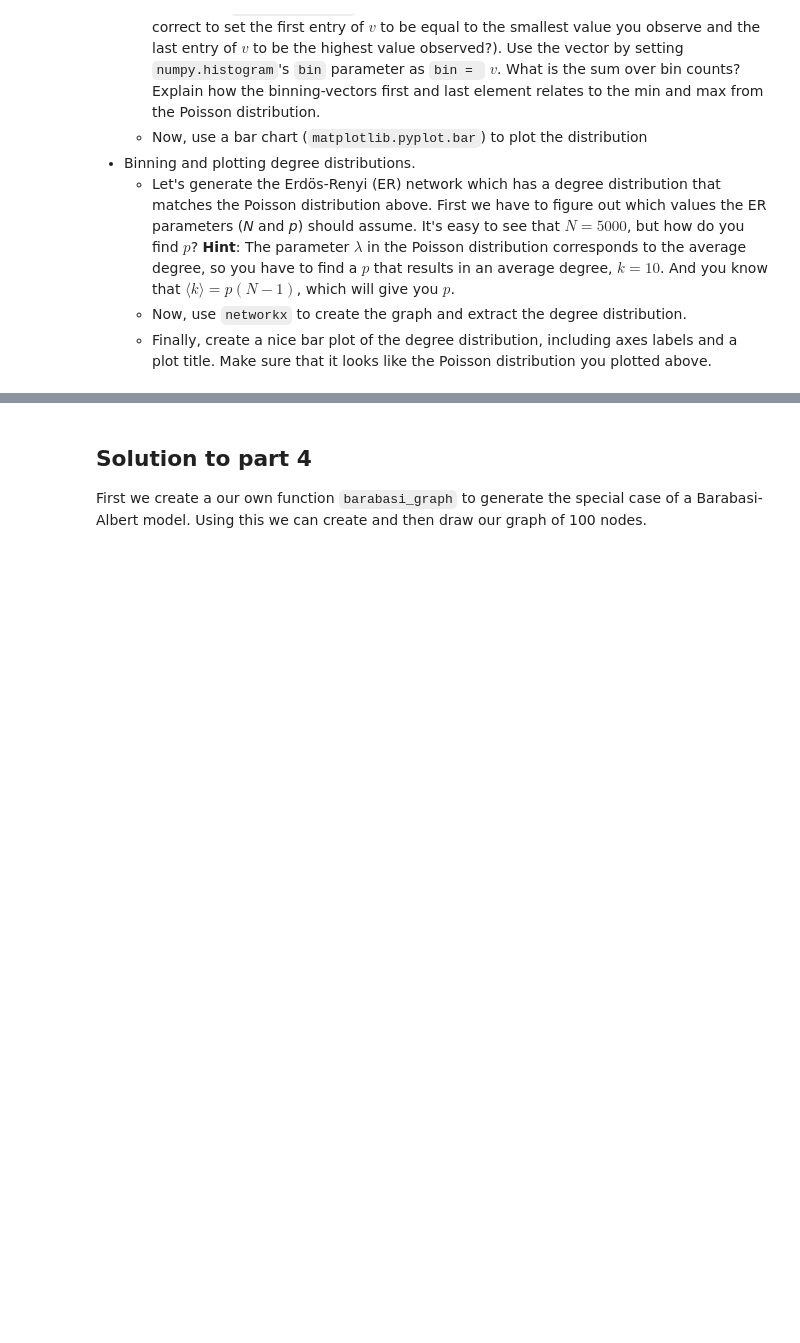
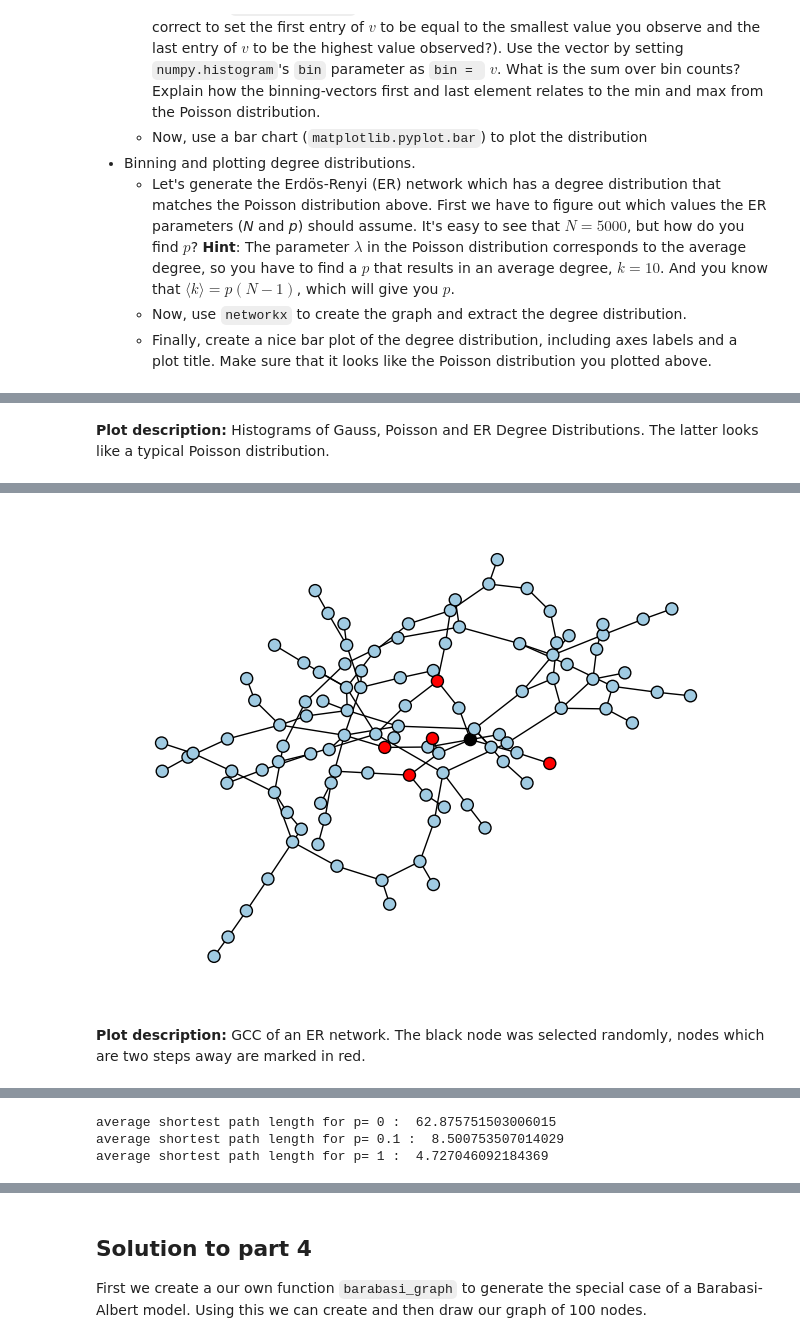
Before and after one commit to eperst/socialgraphs2023, a Jupyter notebook: assignments/Assignment1.ipynb, the cells around one changed output, grey strips where cells are left out. Cells and saved outputs as stored; diff of their text form; code cells hidden in the pictures; blank space fills up the shorter version.

```diff
--- a/assignments/Assignment1.ipynb
+++ b/assignments/Assignment1.ipynb
@@ -32,3 +74,5 @@ First we have to figure out which values the ER parameters (_N_ and _p_) should
+# %% [markdown]
+**Plot description:** Histograms of Gauss, Poisson and ER Degree Distributions. The latter looks like a typical Poisson distribution.
 # %% [markdown]
 # Part 2: Random networks and plotting in `networkx`
 
@@ -42,6 +86,34 @@ First we have to figure out which values the ER parameters (_N_ and _p_) should
 By the way, the default plot coming out of `networkx` doesn't look like the one below. But by tweaking parameters, you should be able to create something that looks like it.
 
 ![Sune's Network](https://raw.githubusercontent.com/suneman/socialgraphs2019/master/files/edge_colormap.png)
+# %%
+import networkx as nx
+import random
+
+
+rg = nx.gnp_random_graph(200, 1.5/(200-1))
+cc = nx.connected_components(rg)
+largest_c = max(cc, key=lambda x: len(x))
+rgsub = nx.subgraph(rg, largest_c)
+
+randnode = random.choice(list(rgsub.nodes))
+lenghts = nx.single_source_shortest_path_length(rgsub, randnode)
+filterednodes = {k: v for k, v in lenghts.items() if v == 2}
+
+colordefault = "#A0CBE2"
+colorstart = "#000000"
+colorfiltered = "#FF0000"
+
+nodecolors = [colorstart if node == randnode
+              else colorfiltered if node in filterednodes.keys()
+              else colordefault
+              for node in list(rgsub.nodes)]
+
+nx.draw(rgsub, node_color=nodecolors, node_size=75, edgecolors="#000000")
+# %% [output]
+[figure, added]
+# %% [markdown]
+**Plot description:** GCC of an ER network. The black node was selected randomly, nodes which are two steps away are marked in red.
 # %% [markdown]
 # Part 3: Watts-Strogatz Networks
 
@@ -50,3 +122,15 @@ By the way, the default plot coming out of `networkx` doesn't look like the one
 
 
 ![Sune's version](https://raw.githubusercontent.com/suneman/socialgraphs2017/master/files/ws.png)
+# %%
+import networkx as nx
+import matplotlib.pyplot as plt
+# generate watts strogatz graphs
+
+for i in [0, 0.1, 1]:
+    G = nx.watts_strogatz_graph(500, 4, i)
+    print("average shortest path length for p=", i, ": ", nx.average_shortest_path_length(G))
+# %% [output]
+average shortest path length for p= 0 :  62.875751503006015
+average shortest path length for p= 0.1 :  8.500753507014029
+average shortest path length for p= 1 :  4.727046092184369
```
Also changed, not shown: parts of 30 cells of this notebook.
